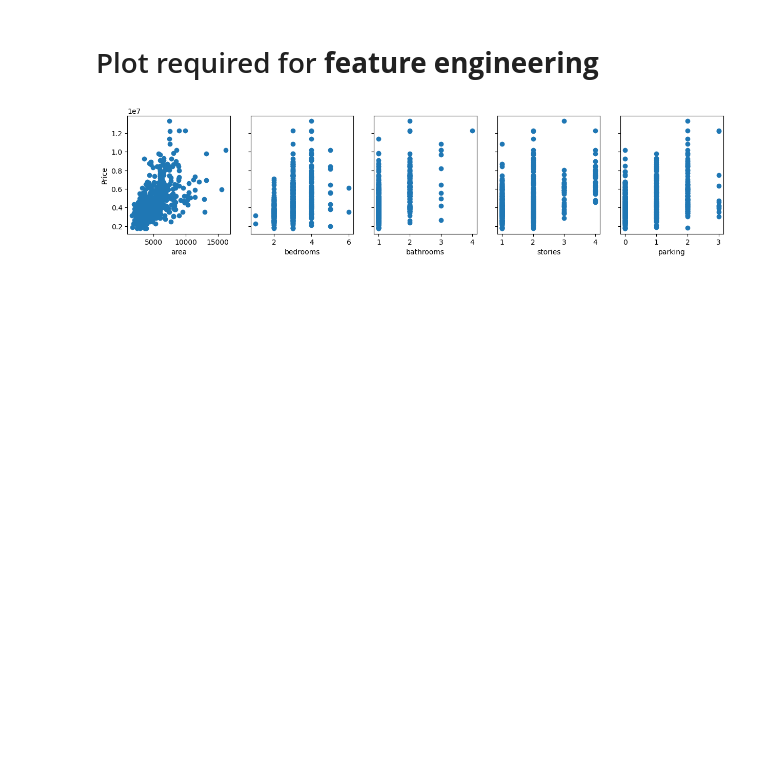
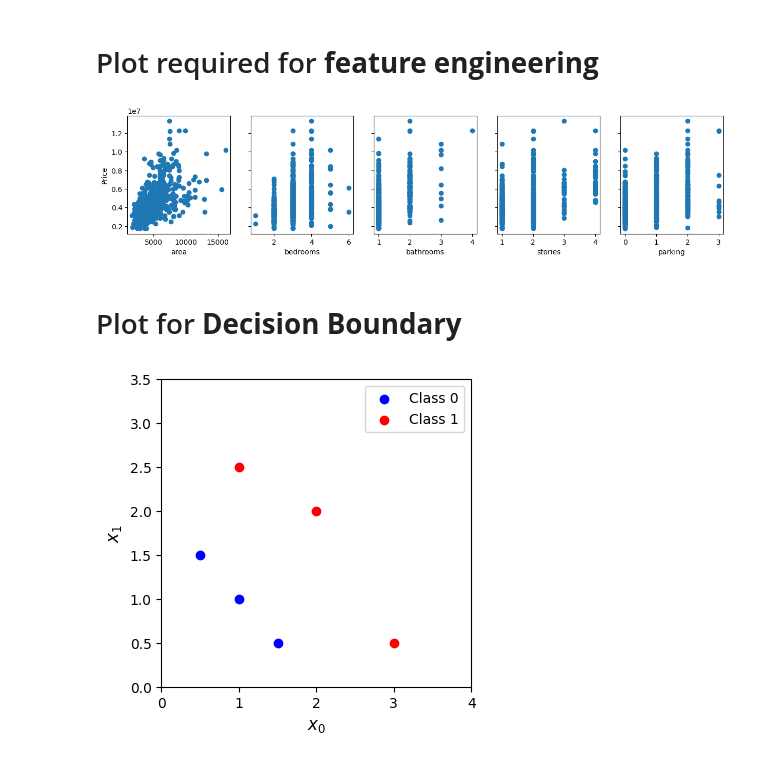
Before and after one commit to AshishRaj04/Matplotlib-Hacks, a Jupyter notebook: matplotlib.ipynb, the cells around one changed output. Cells and saved outputs as stored; diff of their text form; code cells hidden in the pictures; blank space fills up the shorter version.

Commit message:
added decision boundary plots

```diff
--- a/matplotlib.ipynb
+++ b/matplotlib.ipynb
@@ -43,3 +43,19 @@ ax[0].set_ylabel("Price")
 plt.show()
 # %% [output]
 [figure]
+# %% [markdown]
+# Plot for **Decision Boundary**
+# %%
+X_train = np.array([[0.5, 1.5], [1,1], [1.5, 0.5], [3, 0.5], [2, 2], [1, 2.5]])
+y_train = np.array([0, 0, 0, 1, 1, 1])
+# %%
+fig,ax = plt.subplots(1,1,figsize=(4,4))
+ax.scatter(X_train[:,0][y_train==0],X_train[:,1][y_train==0],c='blue', marker='o', label='Class 0')
+ax.scatter(X_train[:,0][y_train==1],X_train[:,1][y_train==1],c='red', marker='o', label='Class 1')
+ax.axis([0, 4, 0, 3.5])
+ax.set_ylabel('$x_1$', fontsize=12)
+ax.set_xlabel('$x_0$', fontsize=12)
+plt.legend()
+plt.show()
+# %% [output]
+[figure, added]
```
Also changed, not shown: parts of 1 cell of this notebook.
